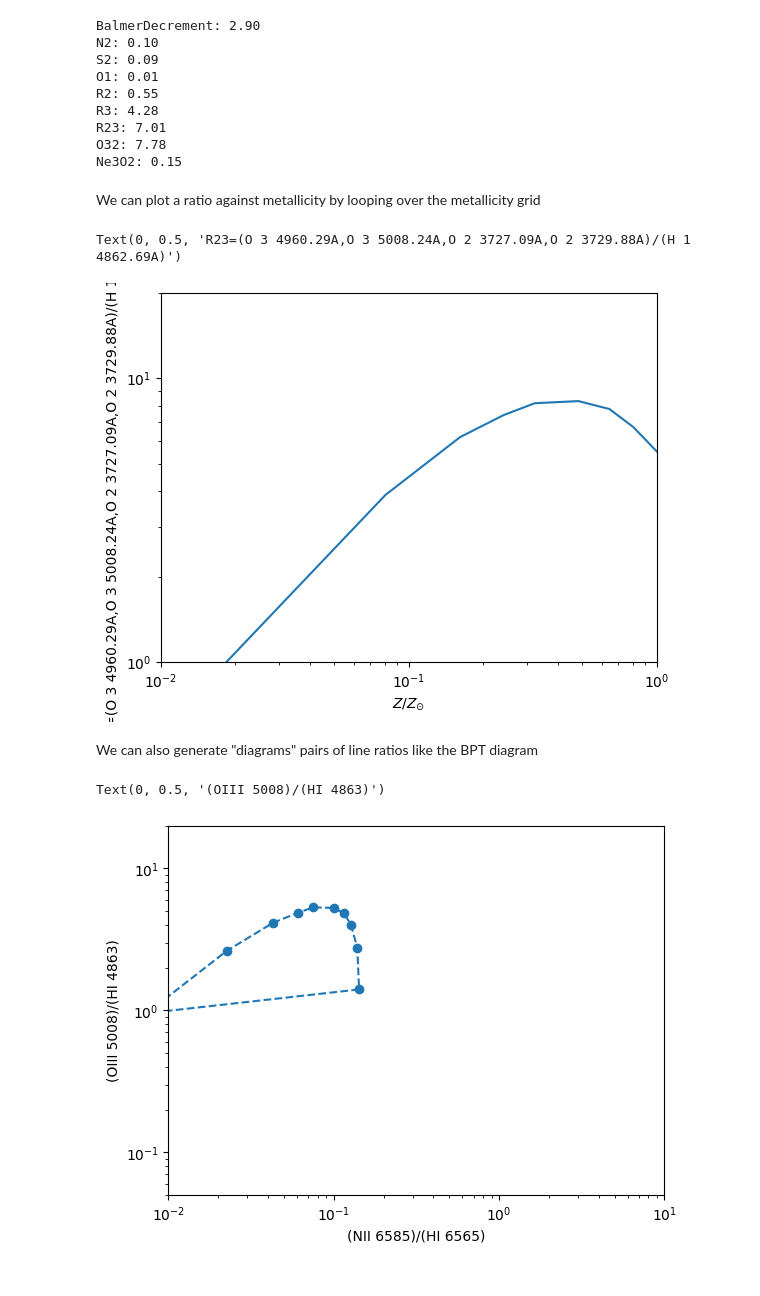
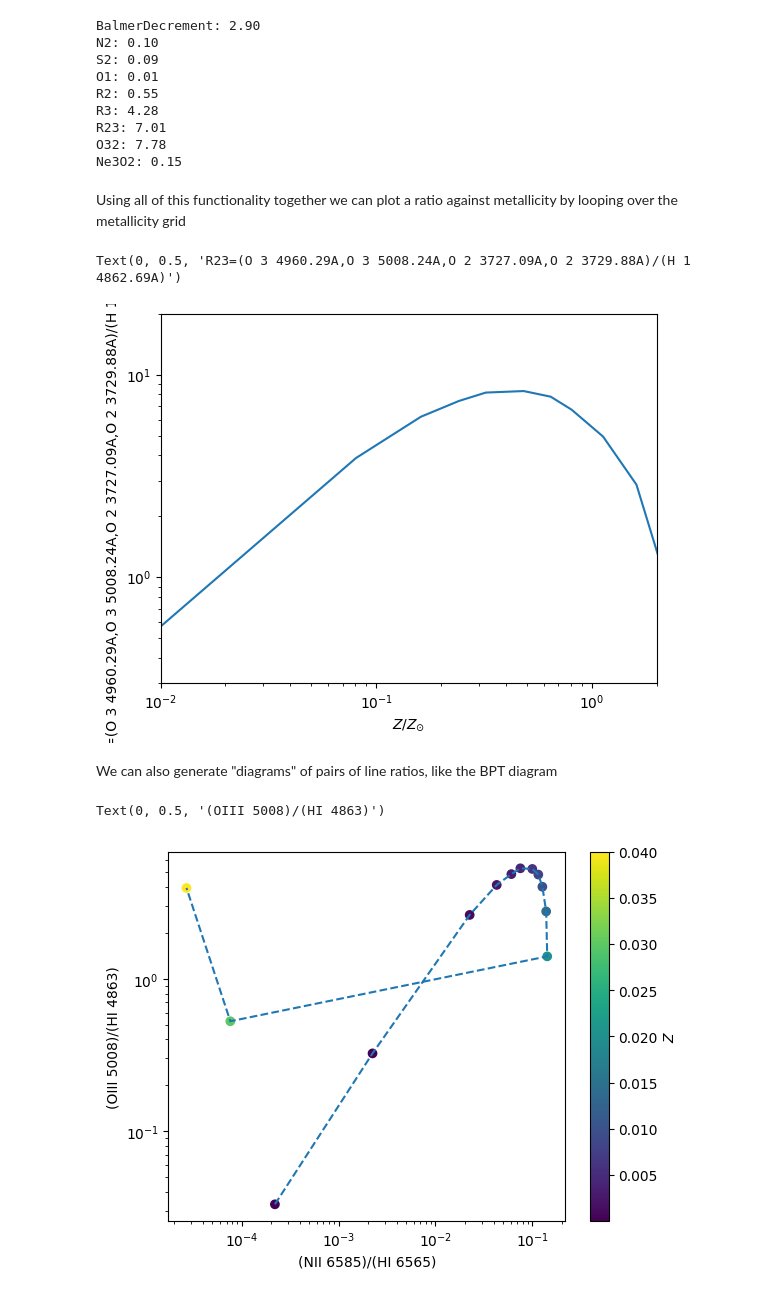
Before and after one commit to synthesizer-project/synthesizer, a Jupyter notebook: docs/source/grids/grid_lines.ipynb, the cells around one changed output. Saved outputs shown, nothing was run; the diff lists cells and outputs as text; code cells hidden in the pictures.

Commit message:
update grids docs

```diff
--- a/docs/source/grids/grid_lines.ipynb
+++ b/docs/source/grids/grid_lines.ipynb
@@ -89,7 +113,7 @@ R23: 7.01
 O32: 7.78
 Ne3O2: 0.15
 # %% [markdown]
-We can plot a ratio against metallicity by looping over the metallicity grid
+Using all of this functionality together we can plot a ratio against metallicity by looping over the metallicity grid
 # %%
 ratio_id = 'R23'
 ia = 0  # 1 Myr old for test grid
@@ -101,41 +125,43 @@ for iZ, Z in enumerate(grid.metallicities):
 
 Zsun = grid.metallicities/0.0124
 plt.plot(Zsun, ratios)
-plt.xlim([0.01, 1])
-plt.ylim([1, 20])
+plt.xlim([0.01, 2])
+plt.ylim([0.3, 20])
 plt.xscale('log')
 plt.yscale('log')
 plt.xlabel(r'$Z/Z_{\odot}$')
 plt.ylabel(lines.get_ratio_label(ratio_id))
 # %% [output]
 Text(0, 0.5, 'R23=(O 3 4960.29A,O 3 5008.24A,O 2 3727.09A,O 2 3729.88A)/(H 1 4862.69A)')
-[figure, old version]
+[figure, new version]
 # %% [markdown]
-We can also generate "diagrams" pairs of line ratios like the BPT diagram
+We can also generate "diagrams" of pairs of line ratios, like the BPT diagram
 # %%
 diagram_id = 'BPT-NII'
 ia = 0  # 1 Myr old for test grid
 x = []
 y = []
 for iZ, Z in enumerate(grid.metallicities):
     grid_point = (ia, iZ)
     lines = grid.get_lines_info(line_ids, grid_point)
     x_, y_ = lines.get_diagram(diagram_id)
     x.append(x_)
     y.append(y_)
 
-plt.scatter(x, y)
 plt.plot(x, y, linestyle='dashed')
-plt.xlim([0.01, 10])
-plt.ylim([0.05, 20])
+plt.scatter(x, y, c=grid.metallicities)
+# plt.xlim([0.01, 10])
+# plt.ylim([0.05, 20])
 plt.xscale('log')
 plt.yscale('log')
+
+plt.colorbar(label='$Z$')
 
 # grab x and y labels, this time use "fancy" label ids
 xlabel, ylabel = lines.get_diagram_label(diagram_id, fancy=True)
 
 plt.xlabel(xlabel)
 plt.ylabel(ylabel)
 # %% [output]
 Text(0, 0.5, '(OIII 5008)/(HI 4863)')
-[figure, old version]
+[figure, new version]
```
Also changed, not shown: parts of 15 cells of this notebook, 1 other file.
